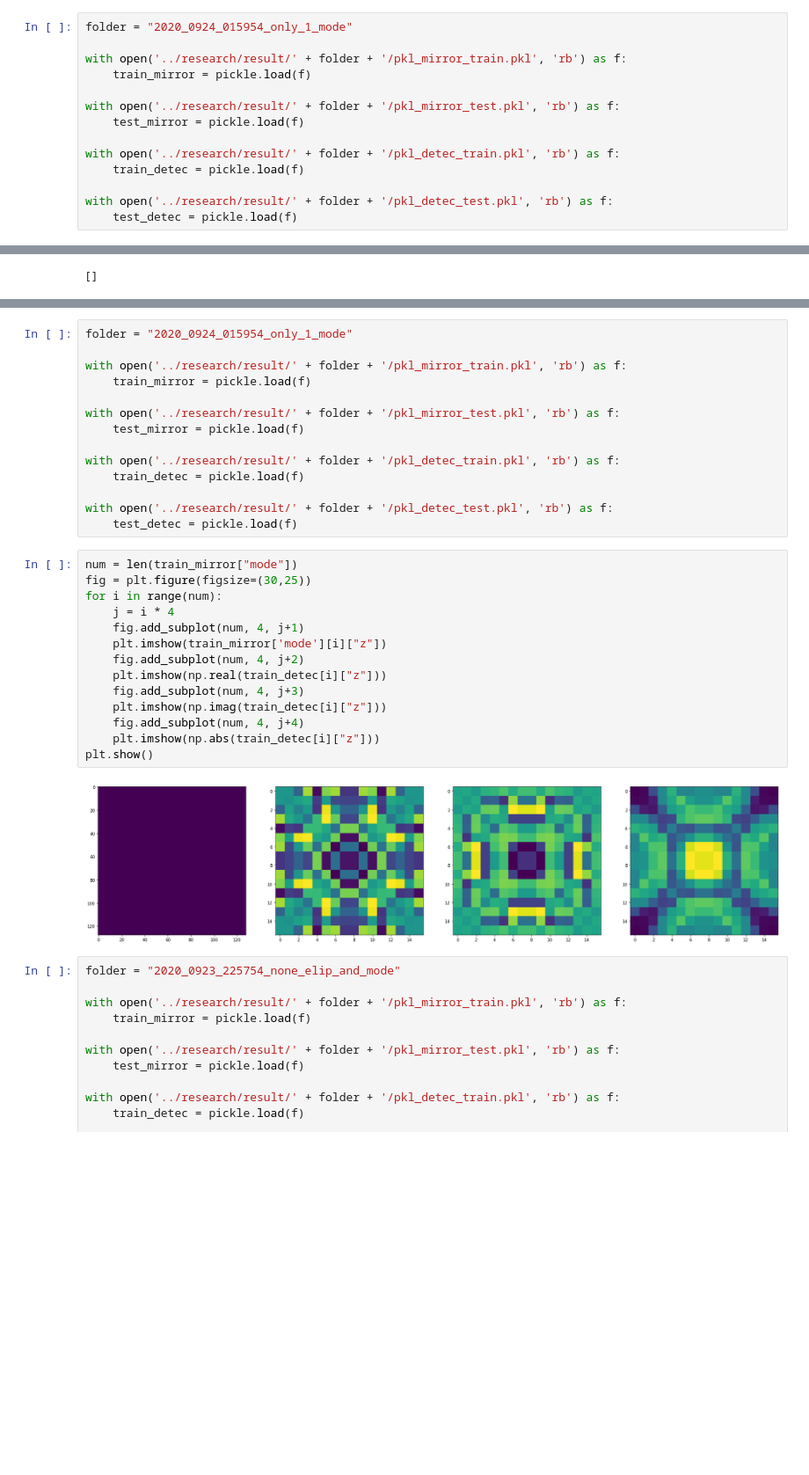
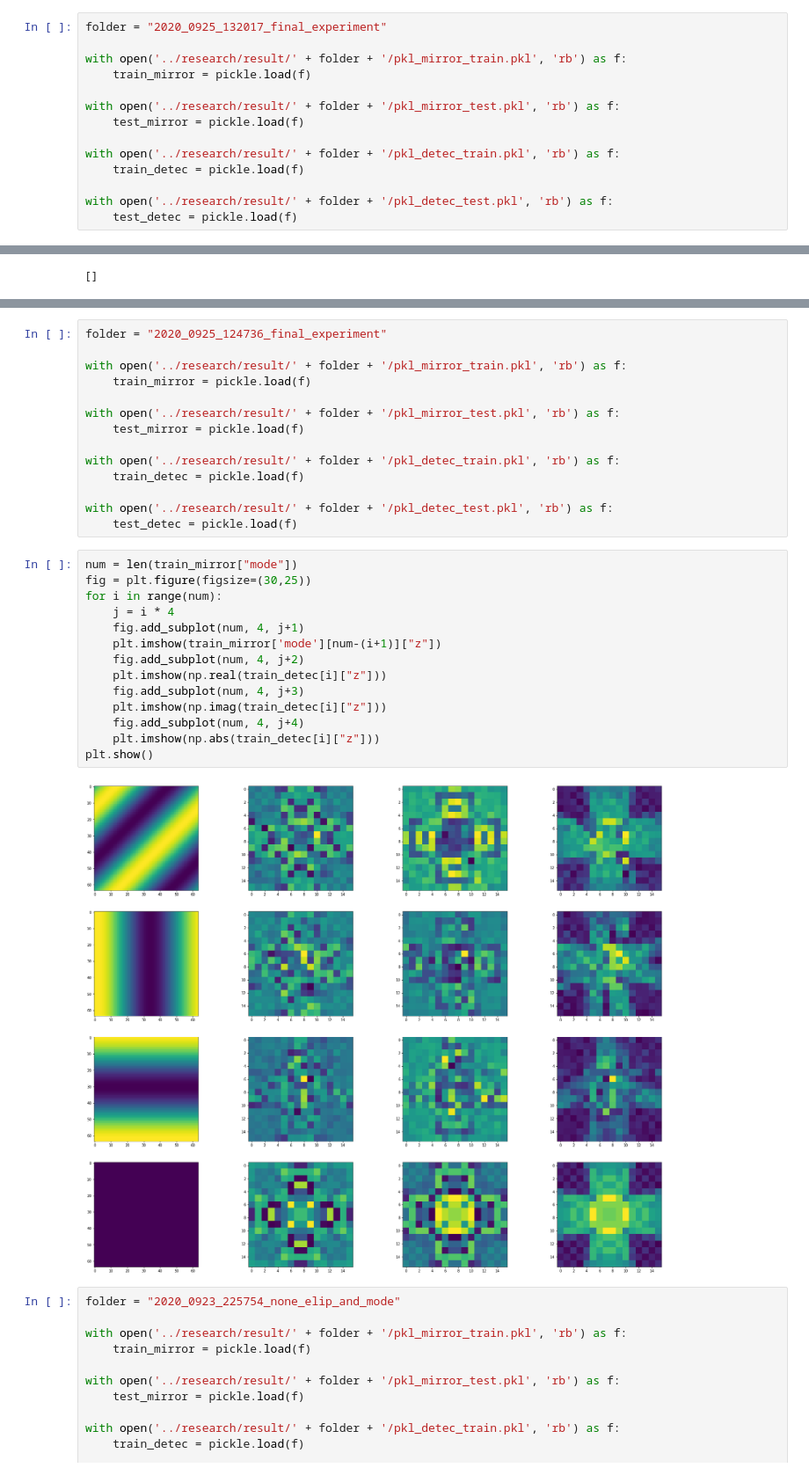
Before and after one commit to Hirochon/laboratory, a Jupyter notebook: experiment/visualize_surface.ipynb, the cells around one changed output, grey strips where cells are left out. Shown at 88% size. Cells and saved outputs as stored; diff of their text form; blank space fills up the shorter version.

```diff
--- a/experiment/visualize_surface.ipynb
+++ b/experiment/visualize_surface.ipynb
@@ -4,7 +4,7 @@ import matplotlib.pyplot as plt
 import pickle
 %matplotlib inline
 # %%
-folder = "2020_0924_015954_only_1_mode"
+folder = "2020_0925_132017_final_experiment"
 
 with open('../research/result/' + folder + '/pkl_mirror_train.pkl', 'rb') as f:
     train_mirror = pickle.load(f)
@@ -64,5 +82,5 @@ plt.show()
 # %%
-folder = "2020_0924_015954_only_1_mode"
+folder = "2020_0925_124736_final_experiment"
 
 with open('../research/result/' + folder + '/pkl_mirror_train.pkl', 'rb') as f:
     train_mirror = pickle.load(f)
@@ -78,19 +96,19 @@ with open('../research/result/' + folder + '/pkl_detec_test.pkl', 'rb') as f:
 # %%
 num = len(train_mirror["mode"])
 fig = plt.figure(figsize=(30,25))
 for i in range(num):
     j = i * 4
     fig.add_subplot(num, 4, j+1)
-    plt.imshow(train_mirror['mode'][i]["z"])
+    plt.imshow(train_mirror['mode'][num-(i+1)]["z"])
     fig.add_subplot(num, 4, j+2)
     plt.imshow(np.real(train_detec[i]["z"]))
     fig.add_subplot(num, 4, j+3)
     plt.imshow(np.imag(train_detec[i]["z"]))
     fig.add_subplot(num, 4, j+4)
     plt.imshow(np.abs(train_detec[i]["z"]))
 plt.show()
 # %% [output]
-[figure, old version]
+[figure, new version]
 # %%
 folder = "2020_0923_225754_none_elip_and_mode"
 
```
Also changed, not shown: parts of 11 cells of this notebook, 4 other files.
